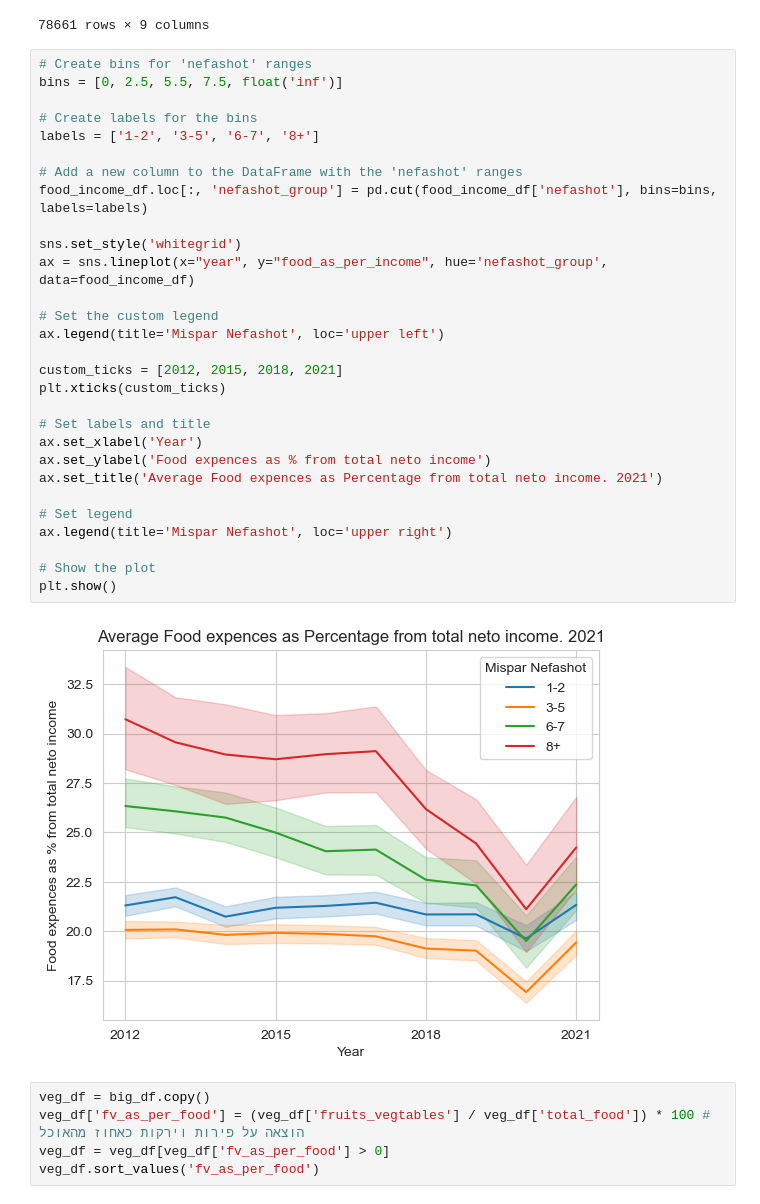
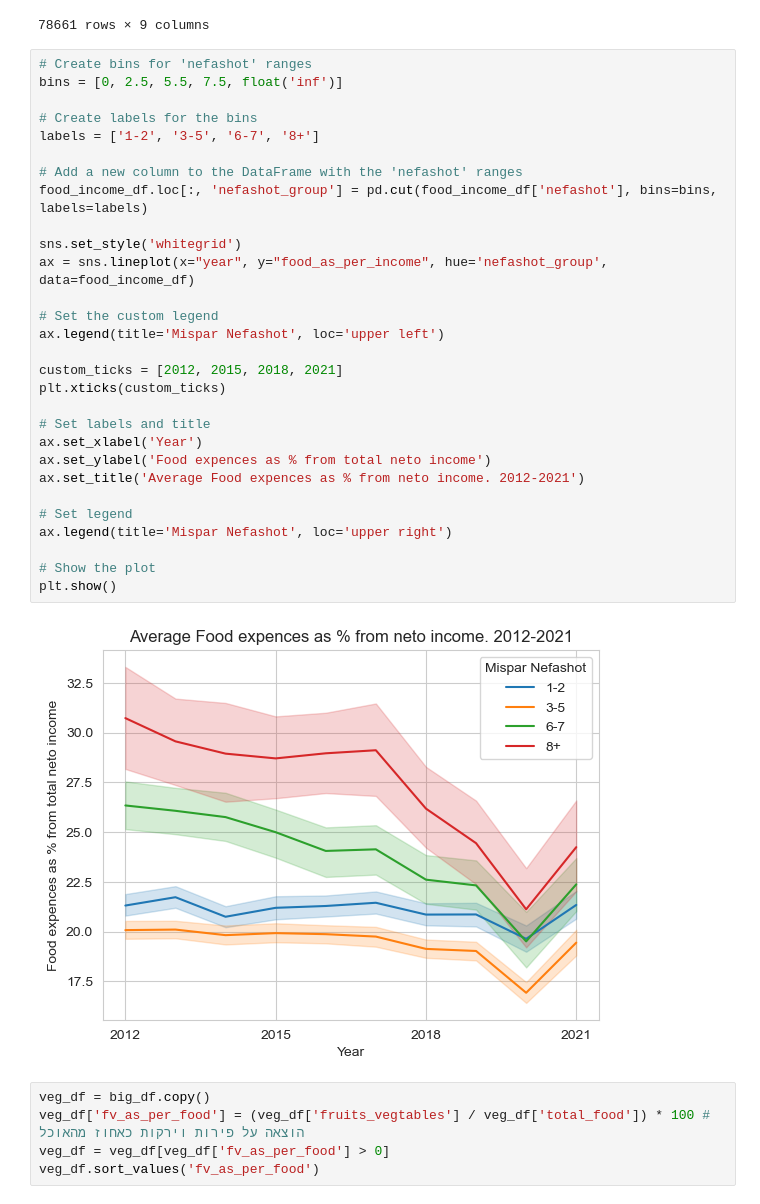
Before and after one commit to eladreuveni/Lamas, a Jupyter notebook: food_from_income_12_21.ipynb, the cells around one changed output. Cells and saved outputs as stored; diff of their text form.

```diff
--- a/food_from_income_12_21.ipynb
+++ b/food_from_income_12_21.ipynb
@@ -67,34 +67,34 @@ food_income_df
 # %%
 # Create bins for 'nefashot' ranges
 bins = [0, 2.5, 5.5, 7.5, float('inf')]
 
 # Create labels for the bins
 labels = ['1-2', '3-5', '6-7', '8+']
 
 # Add a new column to the DataFrame with the 'nefashot' ranges
 food_income_df.loc[:, 'nefashot_group'] = pd.cut(food_income_df['nefashot'], bins=bins, labels=labels)
 
 sns.set_style('whitegrid')
 ax = sns.lineplot(x="year", y="food_as_per_income", hue='nefashot_group', data=food_income_df)
 
 # Set the custom legend
 ax.legend(title='Mispar Nefashot', loc='upper left')
 
 custom_ticks = [2012, 2015, 2018, 2021]
 plt.xticks(custom_ticks)
 
 # Set labels and title
 ax.set_xlabel('Year')
 ax.set_ylabel('Food expences as % from total neto income')
-ax.set_title('Average Food expences as Percentage from total neto income. 2021')
+ax.set_title('Average Food expences as % from neto income. 2012-2021')
 
 # Set legend
 ax.legend(title='Mispar Nefashot', loc='upper right')
 
 # Show the plot
 plt.show()
 # %% [output]
-[figure, old version]
+[figure, new version]
 # %%
 veg_df = big_df.copy()
 veg_df['fv_as_per_food'] = (veg_df['fruits_vegtables'] / veg_df['total_food']) * 100 # הוצאה על פירות וירקות כאחוז מהאוכל
```
Also changed, not shown: parts of 2 cells of this notebook, 2 other files.
